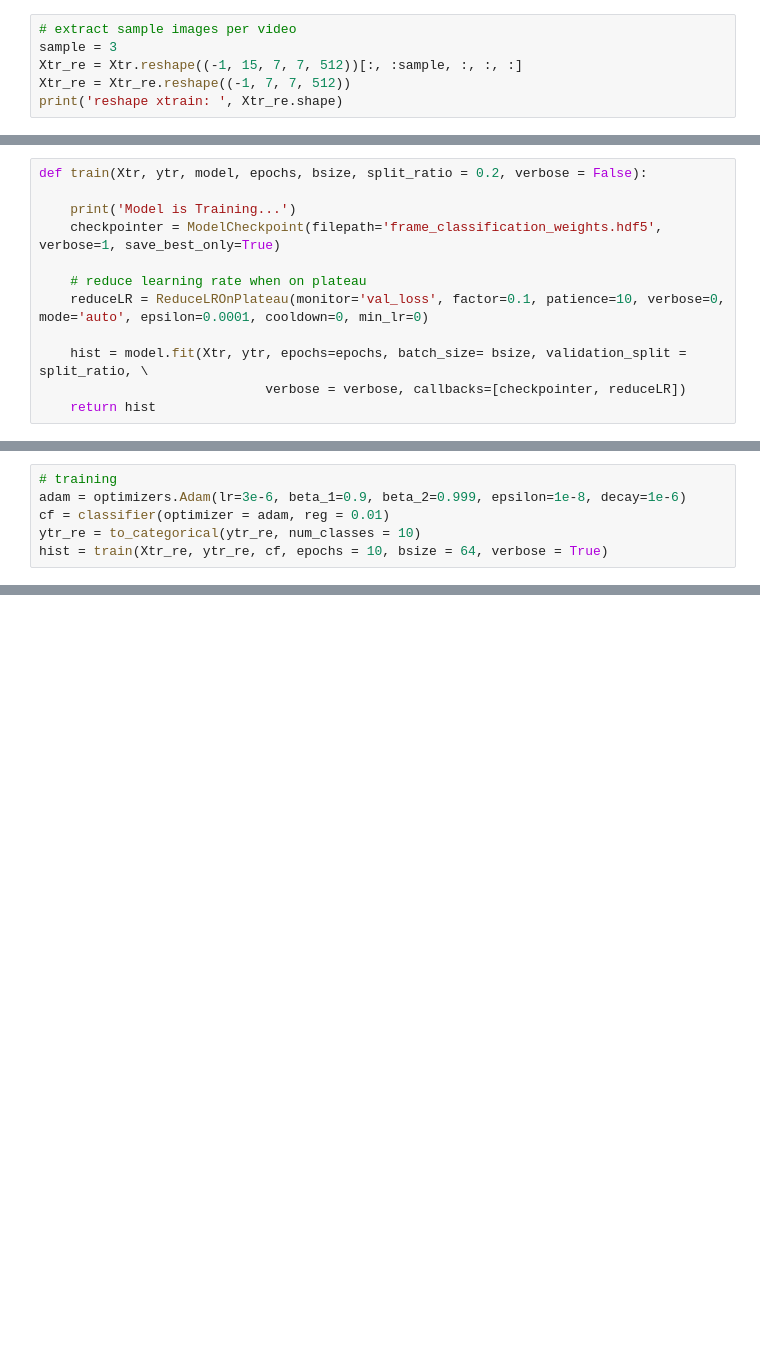
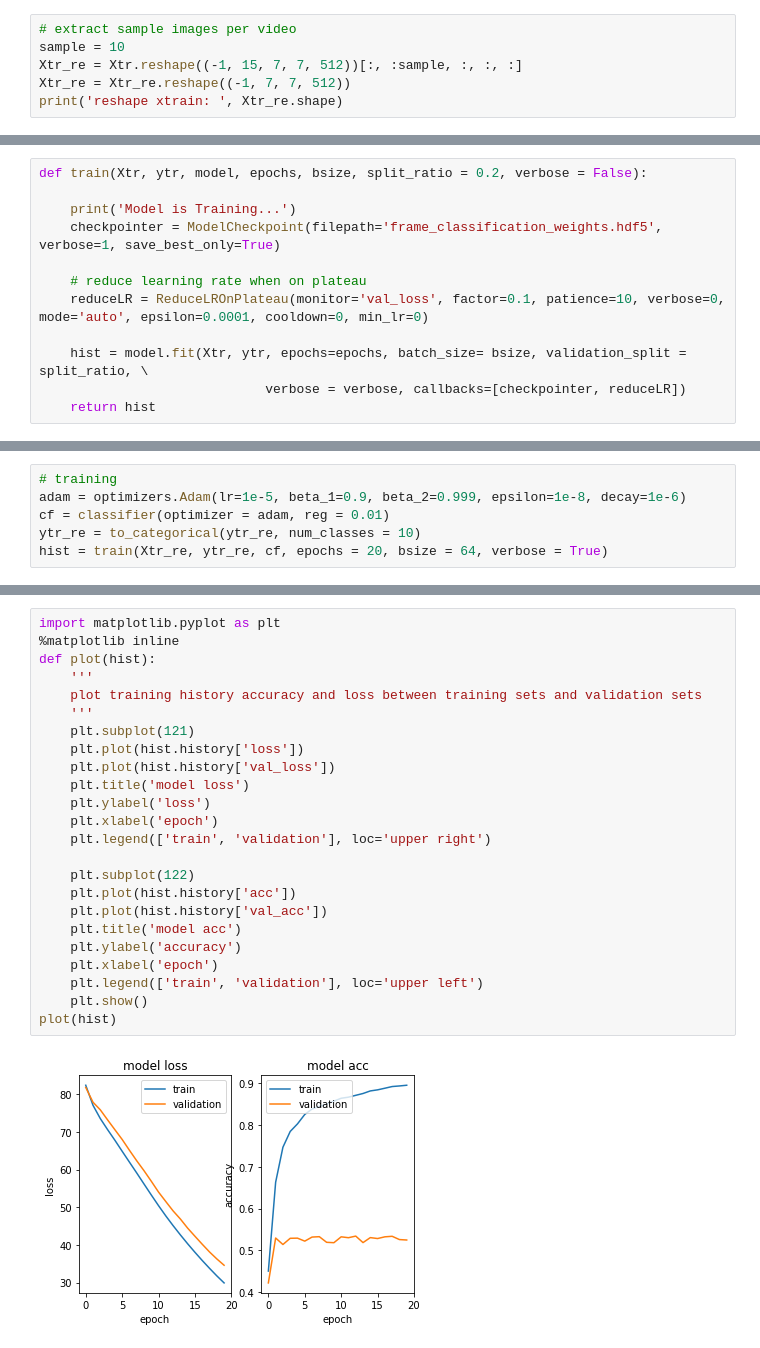
Before and after one commit to jiajuns/cs231n_project, a Jupyter notebook: frame_classification_pipeline.ipynb, the cells around one changed output, grey strips where cells are left out. Cells and saved outputs as stored; diff of their text form; blank space fills up the shorter version.

```diff
--- a/frame_classification_pipeline.ipynb
+++ b/frame_classification_pipeline.ipynb
@@ -24,6 +29,6 @@ print('ytrain shape: ', ytr.shape)
 # %%
 # extract sample images per video
-sample = 3
+sample = 10
 Xtr_re = Xtr.reshape((-1, 15, 7, 7, 512))[:, :sample, :, :, :]
 Xtr_re = Xtr_re.reshape((-1, 7, 7, 512))
 print('reshape xtrain: ', Xtr_re.shape)
@@ -63,6 +79,6 @@ def train(Xtr, ytr, model, epochs, bsize, split_ratio = 0.2, verbose = False):
 # %%
 # training
-adam = optimizers.Adam(lr=3e-6, beta_1=0.9, beta_2=0.999, epsilon=1e-8, decay=1e-6)
+adam = optimizers.Adam(lr=1e-5, beta_1=0.9, beta_2=0.999, epsilon=1e-8, decay=1e-6)
 cf = classifier(optimizer = adam, reg = 0.01)
 ytr_re = to_categorical(ytr_re, num_classes = 10)
-hist = train(Xtr_re, ytr_re, cf, epochs = 10, bsize = 64, verbose = True)
+hist = train(Xtr_re, ytr_re, cf, epochs = 20, bsize = 64, verbose = True)
@@ -68,0 +103,26 @@ hist = train(Xtr_re, ytr_re, cf, epochs = 10, bsize = 64, verbose = True)
+# %%
+import matplotlib.pyplot as plt
+%matplotlib inline
+def plot(hist):
+    '''
+    plot training history accuracy and loss between training sets and validation sets
+    '''
+    plt.subplot(121)
+    plt.plot(hist.history['loss'])
+    plt.plot(hist.history['val_loss'])
+    plt.title('model loss')
+    plt.ylabel('loss')
+    plt.xlabel('epoch')
+    plt.legend(['train', 'validation'], loc='upper right')
+
+    plt.subplot(122)
+    plt.plot(hist.history['acc'])
+    plt.plot(hist.history['val_acc'])
+    plt.title('model acc')
+    plt.ylabel('accuracy')
+    plt.xlabel('epoch')
+    plt.legend(['train', 'validation'], loc='upper left')
+    plt.show()
+plot(hist)
+# %% [output]
+[figure, added]
```
Also changed, not shown: parts of 15 cells of this notebook.
